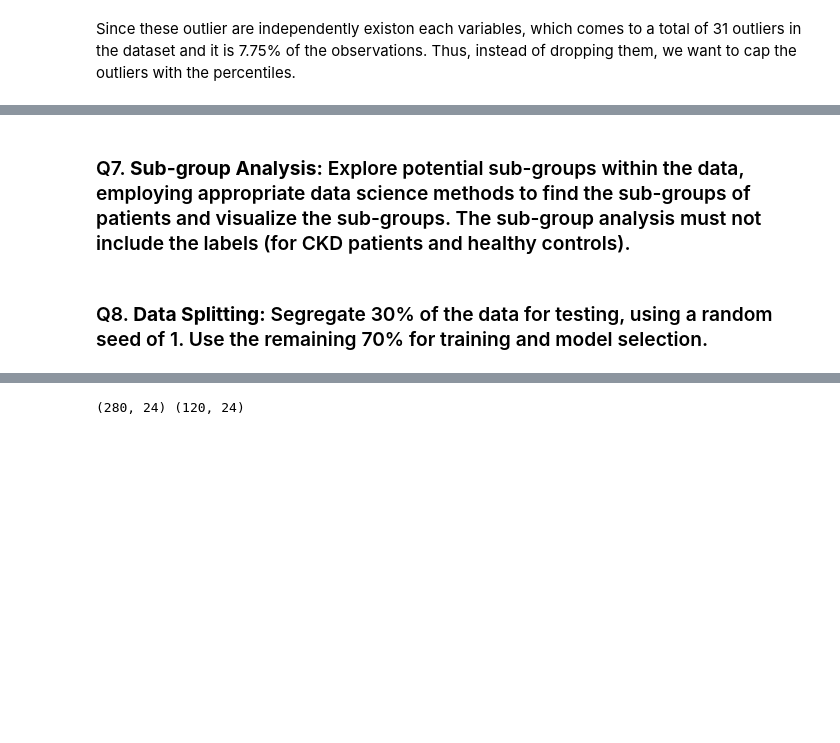
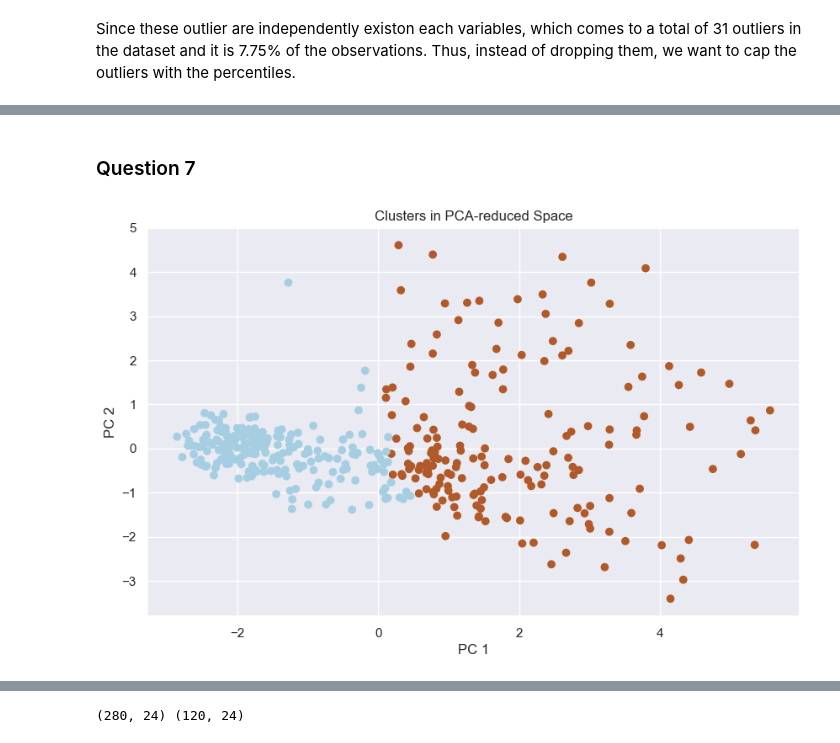
Before and after one commit to Henzhwang/Stats-3DA3, a Jupyter notebook: Assignment 6/assignment6.ipynb, the cells around one changed output, grey strips where cells are left out. Saved outputs shown, nothing was run; the diff lists cells and outputs as text; code cells hidden in the pictures; blank space fills up the shorter version.

```diff
--- a/Assignment 6/assignment6.ipynb
+++ b/Assignment 6/assignment6.ipynb
@@ -448,4 +362,22 @@ See the caveats in the documentation: https://pandas.pydata.org/pandas-docs/stab
-# %% [markdown]
-### Q7. **Sub-group Analysis:** Explore potential sub-groups within the data, employing appropriate data science methods to find the sub-groups of patients and visualize the sub-groups. The sub-group analysis must not include the labels (for CKD patients and healthy controls).
-# %% [markdown]
-### Q8. **Data Splitting:** Segregate 30% of the data for testing, using a random seed of 1. Use the remaining 70% for training and model selection.
+# %% [markdown]
+### Question 7
+# %%
+pca_X = PCA()
+pca_loadings = pd.DataFrame(pca_X.fit(X).components_.T, index = X.columns)
+
+pca_scores = pd.DataFrame(pca_X.fit_transform(X), index = X.index)
+
+kmeans = KMeans(n_clusters=2,n_init=20,random_state=42)
+kmeans.fit(X)
+
+pd.Series(kmeans.labels_).value_counts()
+
+# plt.scatter(pca_scores[0],pca_scores[1], cmap = 'Paired',c=kmeans.labels_)
+plt.scatter(pca_scores[0],pca_scores[1], cmap = 'Paired',c=kmeans.labels_)
+
+plt.xlabel('PC 1')
+plt.ylabel('PC 2')
+plt.title('Clusters in PCA-reduced Space')
+plt.show()
+# %% [output]
+[figure, added]
```
Also changed, not shown: parts of 79 cells of this notebook, 4 other files.
